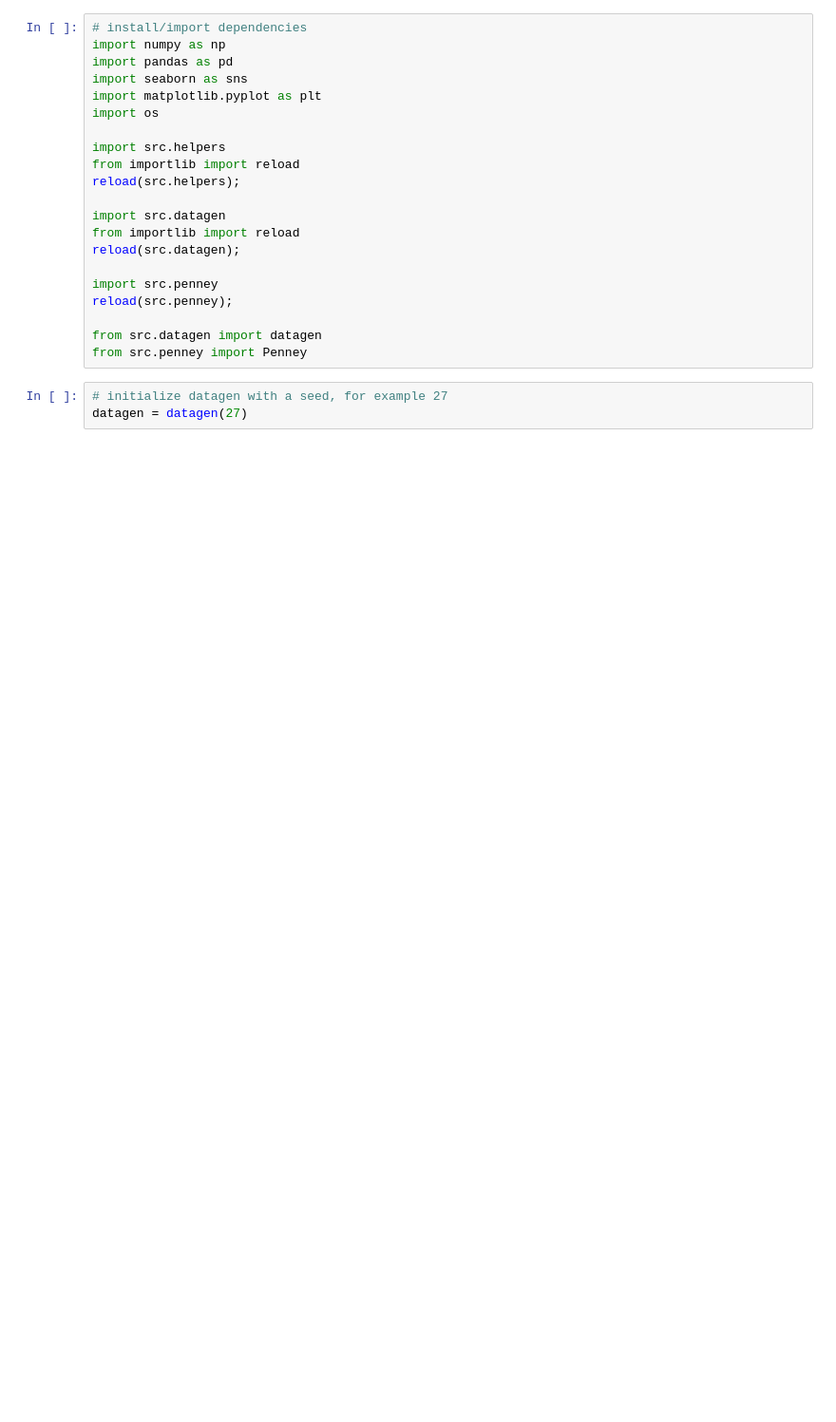
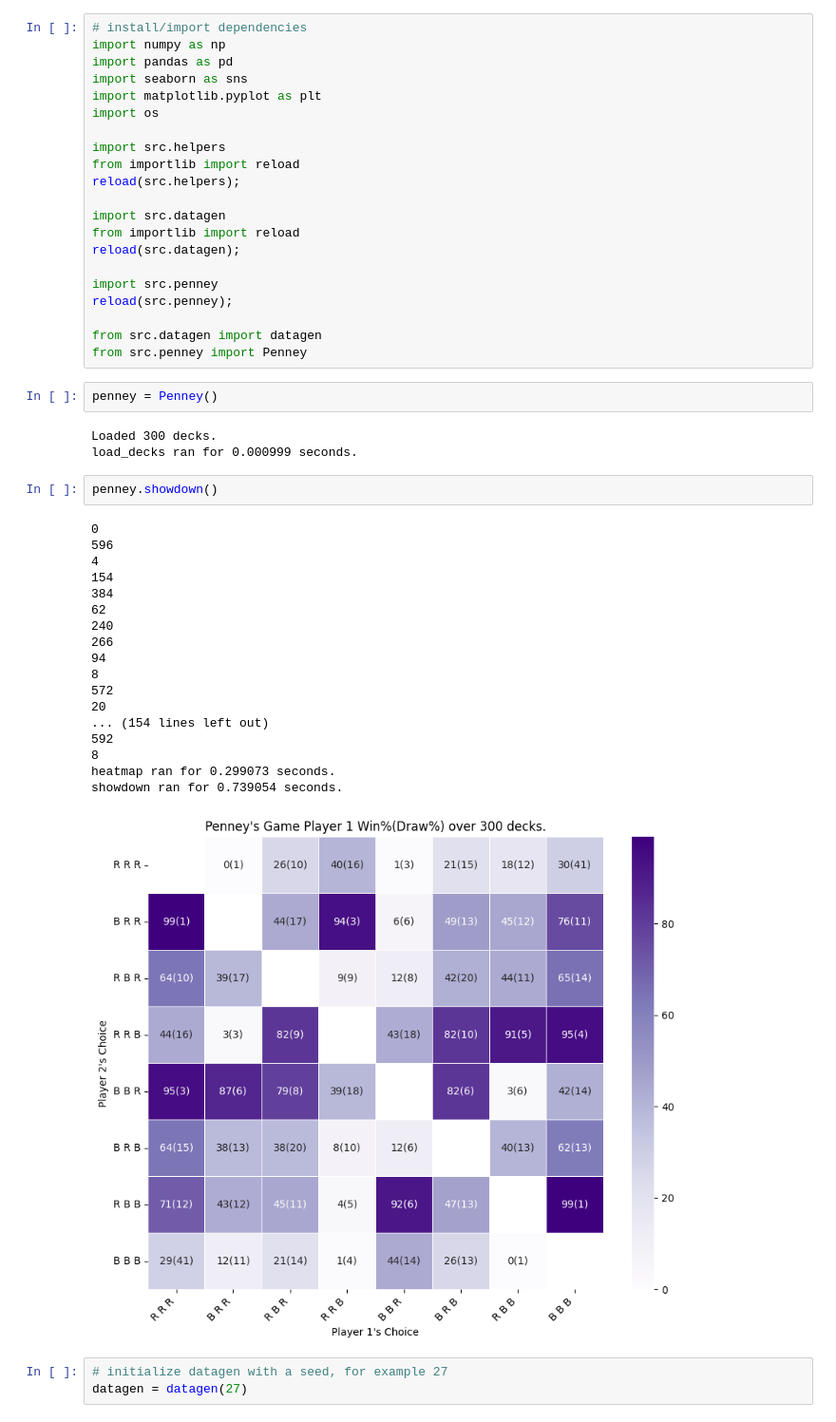
Before and after one commit to jackwardphillips/birdoftheday, a Jupyter notebook: ProjectPenney/example.ipynb, the cells around one changed output. Shown at 95% size. Cells and saved outputs as stored; diff of their text form; blank space fills up the shorter version.

```diff
--- a/ProjectPenney/example.ipynb
+++ b/ProjectPenney/example.ipynb
@@ -19,6 +19,32 @@ reload(src.penney);
 
 from src.datagen import datagen
 from src.penney import Penney
+# %%
+penney = Penney()
+# %% [output]
+Loaded 300 decks.
+load_decks ran for 0.000999 seconds.
+# %%
+penney.showdown()
+# %% [output]
+0
+596
+4
+154
+384
+62
+240
+266
+94
+8
+572
+20
+... (154 lines left out)
+592
+8
+heatmap ran for 0.299073 seconds.
+showdown ran for 0.739054 seconds.
+[figure, added]
 # %%
 # initialize datagen with a seed, for example 27
 datagen = datagen(27)
```
Also changed, not shown: parts of 5 cells of this notebook, 12 other files.
